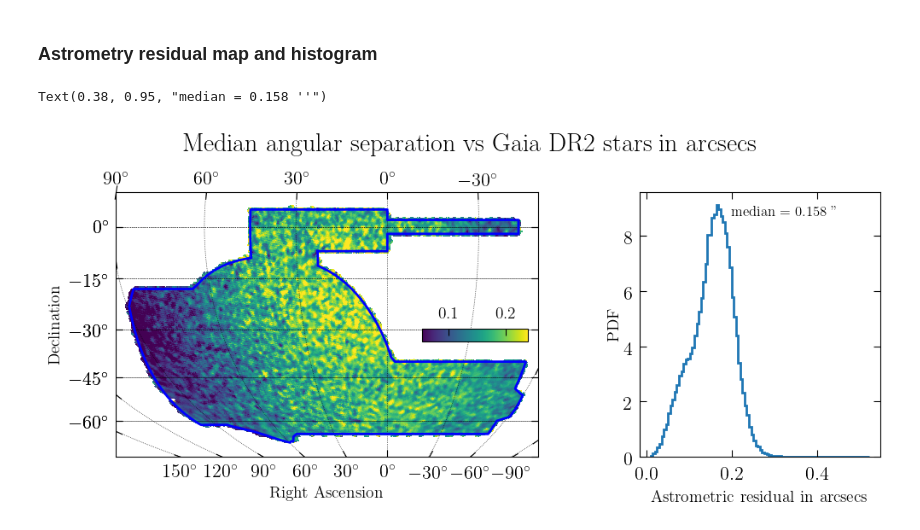
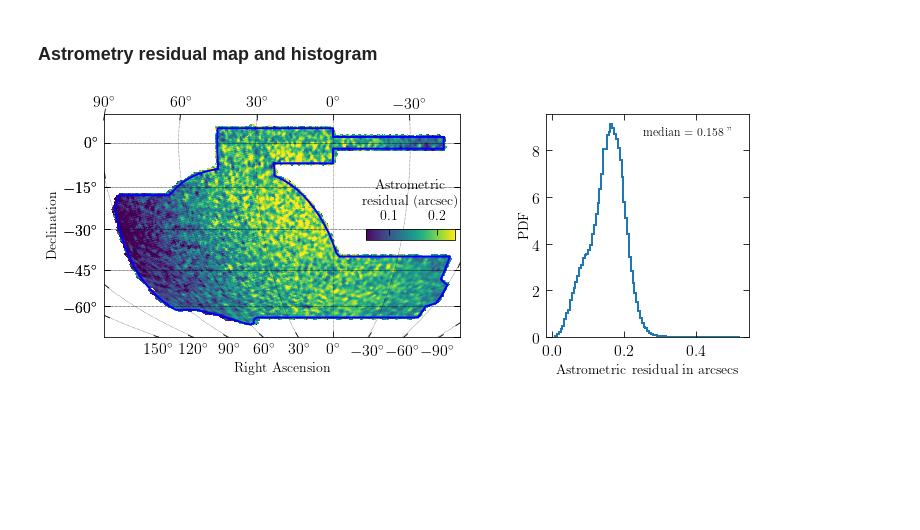
Before and after one commit to nsevilla/y3gold-paper, a Jupyter notebook: y3gold_astrometry.ipynb, the cells around one changed output. Cells and saved outputs as stored; diff of their text form; code cells hidden in the pictures; blank space fills up the shorter version.

```diff
--- a/y3gold_astrometry.ipynb
+++ b/y3gold_astrometry.ipynb
@@ -47,23 +47,22 @@ plt.rcParams['lines.linewidth'] = 3
 Y3DR2_astro_residual_map = fitsio.read(datadir+'median_angsep_old.fits',ext=1)['I'].ravel()
 # %%
 fig = plt.figure(figsize=(12.,4.))
-fig.suptitle('Median angular separation vs Gaia DR2 stars in arcsecs', y=1.08)
+#fig.suptitle('Median angular separation vs Gaia DR2 stars in arcsecs', y=1.08)
 gs = fig.add_gridspec(1, 2, width_ratios=[2, 1])
 ax1 = plt.subplot(gs[0])
 smap = DESSkymap()
 smap.draw_hpxmap(Y3DR2_astro_residual_map,xsize=1000)
 smap.draw_des()
-smap.draw_inset_colorbar(fontsize=14,ticks=[0.1,0.2])
+smap.draw_inset_colorbar(fontsize=14,ticks=[0.1,0.2],label='Astrometric \n residual (arcsec)')
 ax2 = plt.subplot(gs[1])
 fig.add_subplot(ax2)
 plt.sca(ax2)
 plt.xlabel('Astrometric residual in arcsecs')
 plt.ylabel('PDF',labelpad=1)
 n,b,p = plt.hist(Y3DR2_astro_residual_map[Y3DR2_astro_residual_map>0],normed=True,histtype='step',bins=100,linewidth=2)
 p0 = [Y3DR2_astro_residual_map[Y3DR2_astro_residual_map>0].size, np.median(Y3DR2_astro_residual_map[Y3DR2_astro_residual_map>0]), np.std(Y3DR2_astro_residual_map[Y3DR2_astro_residual_map>0])]
 text1 = 'median = %.3f \'\'' % p0[1]
-ax2.annotate(text1,(0.38,0.95),xycoords='axes fraction',ha='left',va='top',size=12)
-#plt.savefig(figsdir+'y3gold_astrometry_residuals_test.png',bbox_inches='tight')
+ax2.annotate(text1,(0.48,0.95),xycoords='axes fraction',ha='left',va='top',size=12)
+plt.savefig(figsdir+'y3gold_astrometry_residuals_test.pdf',bbox_inches='tight')
 # %% [output]
-Text(0.38, 0.95, "median = 0.158 ''")
-[figure, old version]
+[figure, new version]
```
